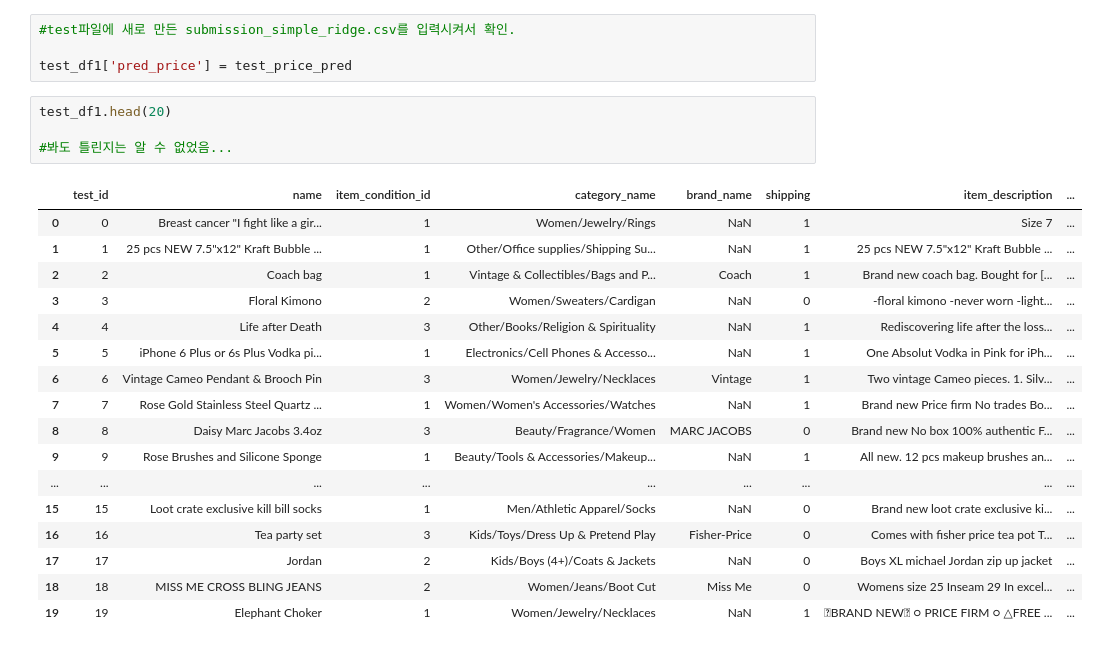
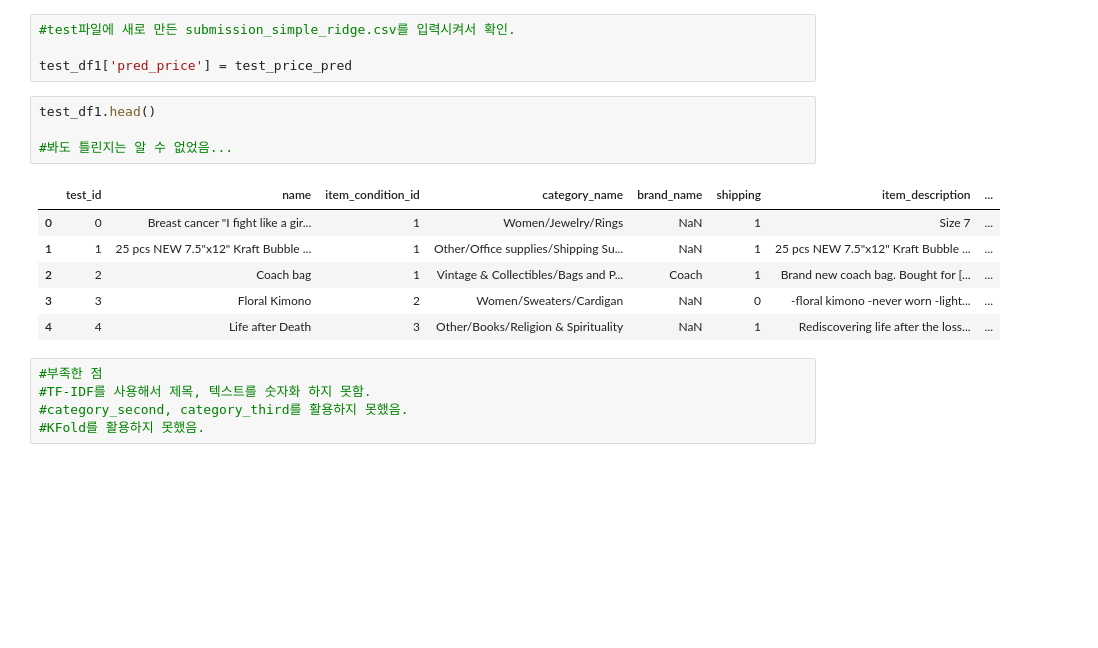
Before and after one commit to Junseong-Yoon/Mercari_Data, a Jupyter notebook: Mercari Price.ipynb, the cells around one changed output. Cells and saved outputs as stored; diff of their text form; blank space fills up the shorter version.

```diff
--- a/Mercari Price.ipynb
+++ b/Mercari Price.ipynb
@@ -441,24 +441,18 @@ submission.to_csv('submission_simple_ridge.csv', index=False)
 
 test_df1['pred_price'] = test_price_pred
 # %%
-test_df1.head(20)
+test_df1.head()
 
 #봐도 틀린지는 알 수 없었음...
 # %% [output]
 |  | test_id | name | item_condition_id | category_name | brand_name | shipping | item_description | ... |
 | 0 | 0 | Breast cancer "I fight like a gir... | 1 | Women/Jewelry/Rings | NaN | 1 | Size 7 | ... |
 | 1 | 1 | 25 pcs NEW 7.5"x12" Kraft Bubble ... | 1 | Other/Office supplies/Shipping Su... | NaN | 1 | 25 pcs NEW 7.5"x12" Kraft Bubble ... | ... |
 | 2 | 2 | Coach bag | 1 | Vintage & Collectibles/Bags and P... | Coach | 1 | Brand new coach bag. Bought for [... | ... |
 | 3 | 3 | Floral Kimono | 2 | Women/Sweaters/Cardigan | NaN | 0 | -floral kimono -never worn -light... | ... |
 | 4 | 4 | Life after Death | 3 | Other/Books/Religion & Spirituality | NaN | 1 | Rediscovering life after the loss... | ... |
-| 5 | 5 | iPhone 6 Plus or 6s Plus Vodka pi... | 1 | Electronics/Cell Phones & Accesso... | NaN | 1 | One Absolut Vodka in Pink for iPh... | ... |
-| 6 | 6 | Vintage Cameo Pendant & Brooch Pin | 3 | Women/Jewelry/Necklaces | Vintage | 1 | Two vintage Cameo pieces. 1. Silv... | ... |
-| 7 | 7 | Rose Gold Stainless Steel Quartz ... | 1 | Women/Women's Accessories/Watches | NaN | 1 | Brand new Price firm No trades Bo... | ... |
-| 8 | 8 | Daisy Marc Jacobs 3.4oz | 3 | Beauty/Fragrance/Women | MARC JACOBS | 0 | Brand new No box 100% authentic F... | ... |
-| 9 | 9 | Rose Brushes and Silicone Sponge | 1 | Beauty/Tools & Accessories/Makeup... | NaN | 1 | All new. 12 pcs makeup brushes an... | ... |
-| ... | ... | ... | ... | ... | ... | ... | ... | ... |
-| 15 | 15 | Loot crate exclusive kill bill socks | 1 | Men/Athletic Apparel/Socks | NaN | 0 | Brand new loot crate exclusive ki... | ... |
-| 16 | 16 | Tea party set | 3 | Kids/Toys/Dress Up & Pretend Play | Fisher-Price | 0 | Comes with fisher price tea pot T... | ... |
-| 17 | 17 | Jordan | 2 | Kids/Boys (4+)/Coats & Jackets | NaN | 0 | Boys XL michael Jordan zip up jacket | ... |
-| 18 | 18 | MISS ME CROSS BLING JEANS | 2 | Women/Jeans/Boot Cut | Miss Me | 0 | Womens size 25 Inseam 29 In excel... | ... |
-| 19 | 19 | Elephant Choker | 1 | Women/Jewelry/Necklaces | NaN | 1 | BRAND NEW ○ PRICE FIRM ○ △FREE ... | ... |
+# %%
+#부족한 점
+#TF-IDF를 사용해서 제목, 텍스트를 숫자화 하지 못함.
+#category_second, category_third를 활용하지 못했음.
+#KFold를 활용하지 못했음.
```
